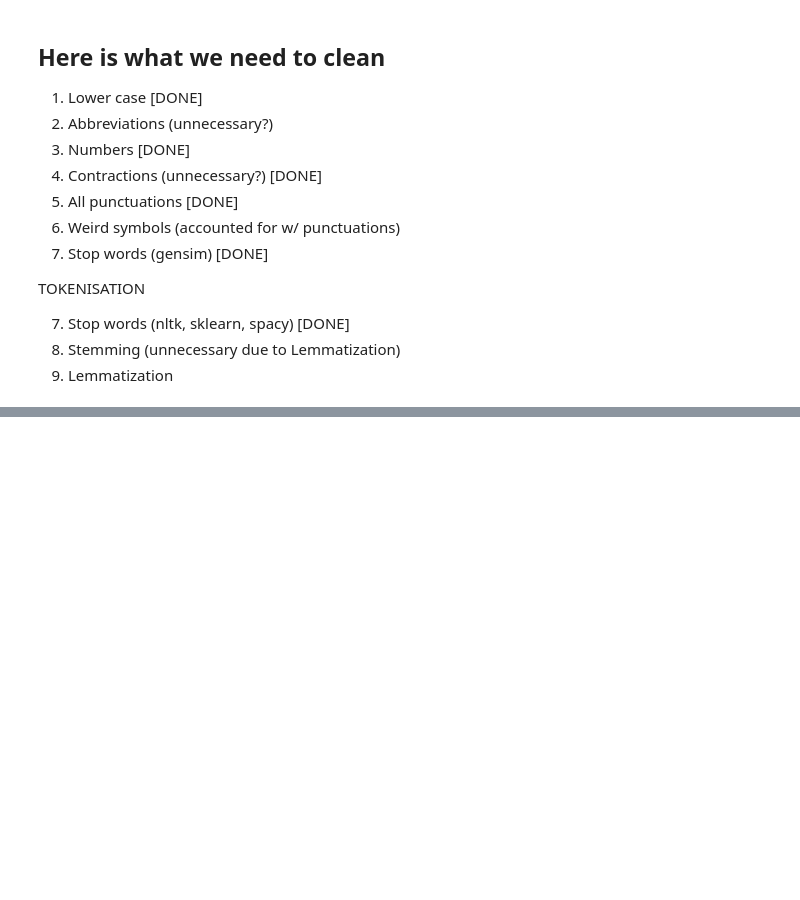
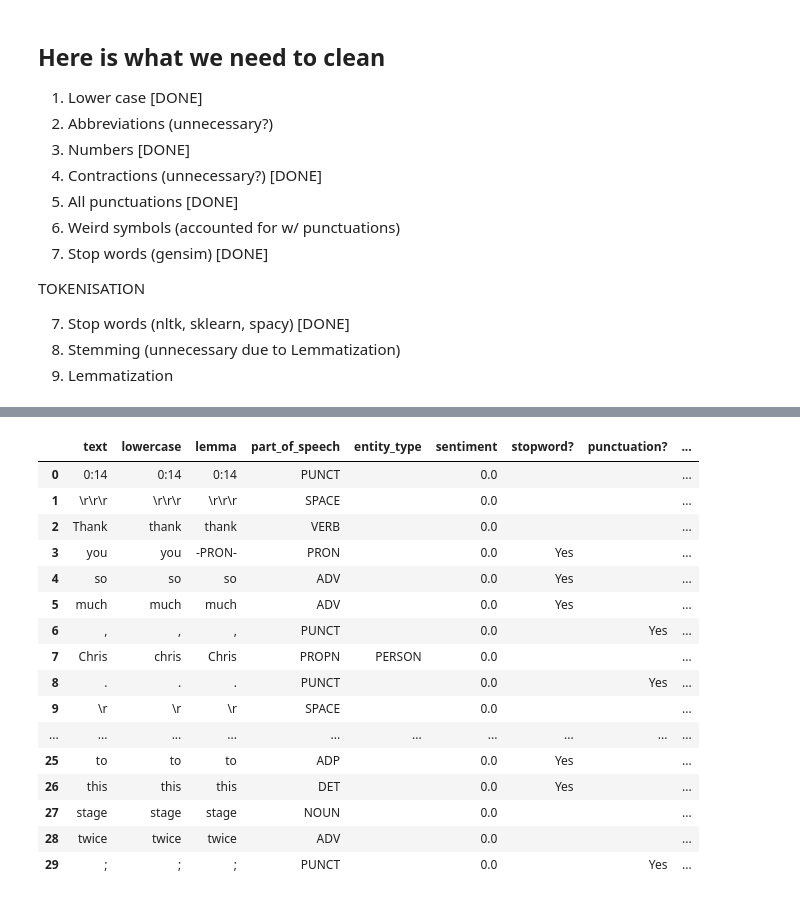
Before and after one commit to GlennChia/50_038_cds_project, a Jupyter notebook: notebooks/cleaning/clean_raw_transcript.ipynb, the cells around one changed output, grey strips where cells are left out. Cells and saved outputs as stored; diff of their text form; code cells hidden in the pictures; blank space fills up the shorter version.

```diff
--- a/notebooks/cleaning/clean_raw_transcript.ipynb
+++ b/notebooks/cleaning/clean_raw_transcript.ipynb
@@ -20,7 +20,8 @@ from sklearn.feature_extraction import stop_words as sw_sklearn
 from spacy.lang.en.stop_words import STOP_WORDS as sw_spacy
 from gensim.parsing.preprocessing import remove_stopwords as sw_gensim
 # %%
-nlp = spacy.load('en')
+#nlp = spacy.load('en')
+nlp = spacy.load('en_core_web_sm')
 token=ToktokTokenizer()
 # %%
 DATA_DIR = "../../data/raw/"
@@ -162,0 +164,5 @@ df['transcript'] = df['transcript'].map(lambda x: combined_cleaning(x) )
+# %%
+#sample_transcript = "Oh no he didn't. I can't and I won't. I'll know what I'm gonna do."
+sample_transcript = df['transcript'][0]
+parsed_transcript = nlp(sample_transcript)
+parsed_transcript[:100]
@@ -162,0 +187,63 @@ df['transcript'] = df['transcript'].map(lambda x: combined_cleaning(x) )
+# %%
+# for num, sentence in enumerate(parsed_review.sents):
+#     print(f"Sentence: {num + 1}")
+#     print(sentence)
+#     print("")
+
+# for num, entity in enumerate(parsed_review.ents):
+#     print(f"Entity {num + 1}:", entity, "-", entity.label_)
+#     print("")
+
+token_attributes = [(token.text,
+                     token.lower_,
+                     token.lemma_,
+                     token.pos_,
+                     token.ent_type_,
+                     token.sentiment,
+                     token.is_stop,
+                     token.is_punct,
+                     token.is_space,
+                     token.is_digit,
+                     token.like_num,
+                     token.is_bracket,
+                     token.is_ascii)
+                    for token in parsed_transcript]
+
+sample_attributes = pd.DataFrame(token_attributes,
+                                 columns=['text',
+                                          'lowercase',
+                                          'lemma',
+                                          'part_of_speech',
+                                          'entity_type',
+                                          'sentiment',
+                                          'stopword?',
+                                          'punctuation?',
+                                          'whitespace?',
+                                          'digit?',
+                                          'number?',
+                                          'bracket?',
+                                          'ascii?'])
+
+# To see 'True' values more clearly
+sample_attributes.loc[:, 'stopword?':'ascii?'] = (sample_attributes.loc[:, 'stopword?':'ascii?']
+                                                          .applymap(lambda x: 'Yes' if x else ''))
+
+sample_attributes.head(30)
+# %% [output]
+|  | text | lowercase | lemma | part_of_speech | entity_type | sentiment | stopword? | punctuation? | ... |
+| 0 | 0:14 | 0:14 | 0:14 | PUNCT |  | 0.0 |  |  | ... |
+| 1 | \r\r\r | \r\r\r | \r\r\r | SPACE |  | 0.0 |  |  | ... |
+| 2 | Thank | thank | thank | VERB |  | 0.0 |  |  | ... |
+| 3 | you | you | -PRON- | PRON |  | 0.0 | Yes |  | ... |
+| 4 | so | so | so | ADV |  | 0.0 | Yes |  | ... |
+| 5 | much | much | much | ADV |  | 0.0 | Yes |  | ... |
+| 6 | , | , | , | PUNCT |  | 0.0 |  | Yes | ... |
+| 7 | Chris | chris | Chris | PROPN | PERSON | 0.0 |  |  | ... |
+| 8 | . | . | . | PUNCT |  | 0.0 |  | Yes | ... |
+| 9 | \r | \r | \r | SPACE |  | 0.0 |  |  | ... |
+| ... | ... | ... | ... | ... | ... | ... | ... | ... | ... |
+| 25 | to | to | to | ADP |  | 0.0 | Yes |  | ... |
+| 26 | this | this | this | DET |  | 0.0 | Yes |  | ... |
+| 27 | stage | stage | stage | NOUN |  | 0.0 |  |  | ... |
+| 28 | twice | twice | twice | ADV |  | 0.0 |  |  | ... |
+| 29 | ; | ; | ; | PUNCT |  | 0.0 |  | Yes | ... |
```
Also changed, not shown: parts of 4 cells of this notebook, 7 other files.
